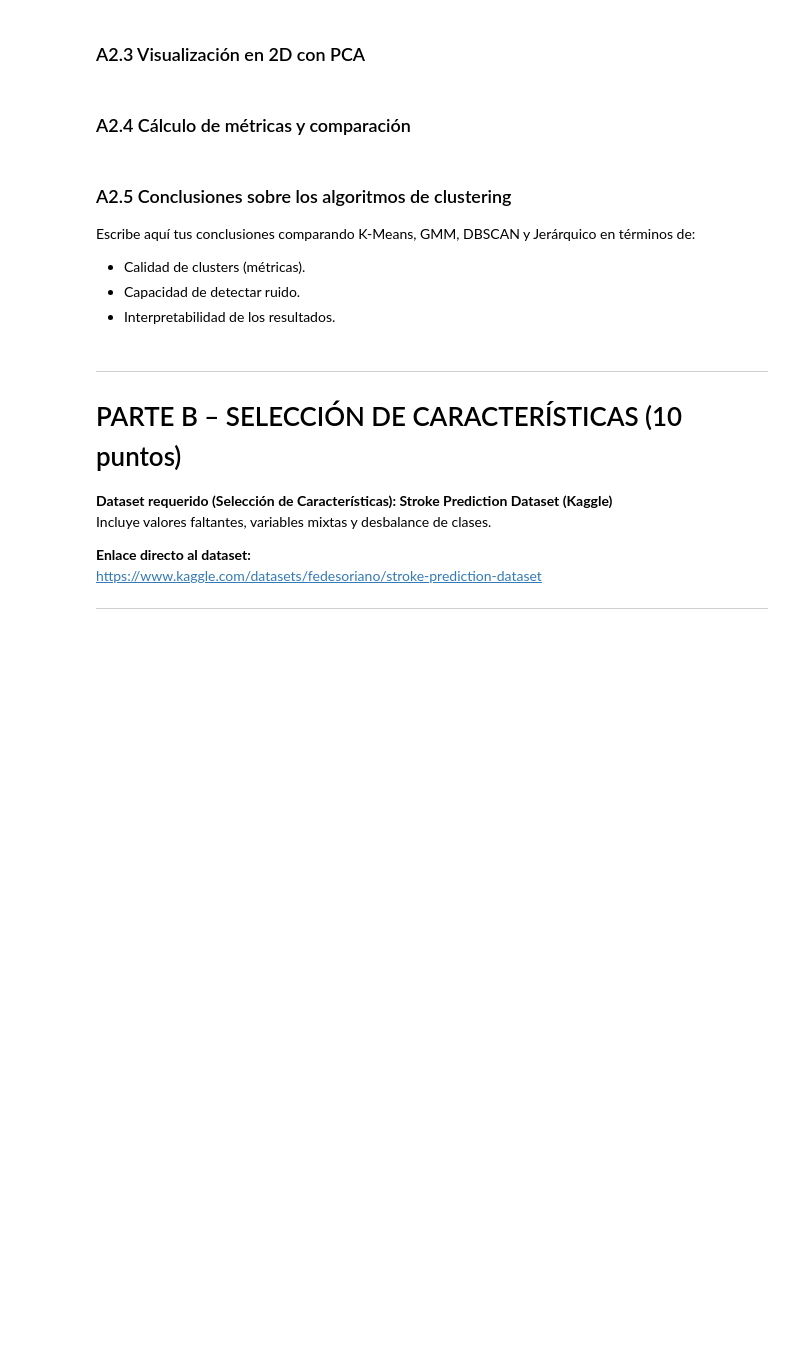
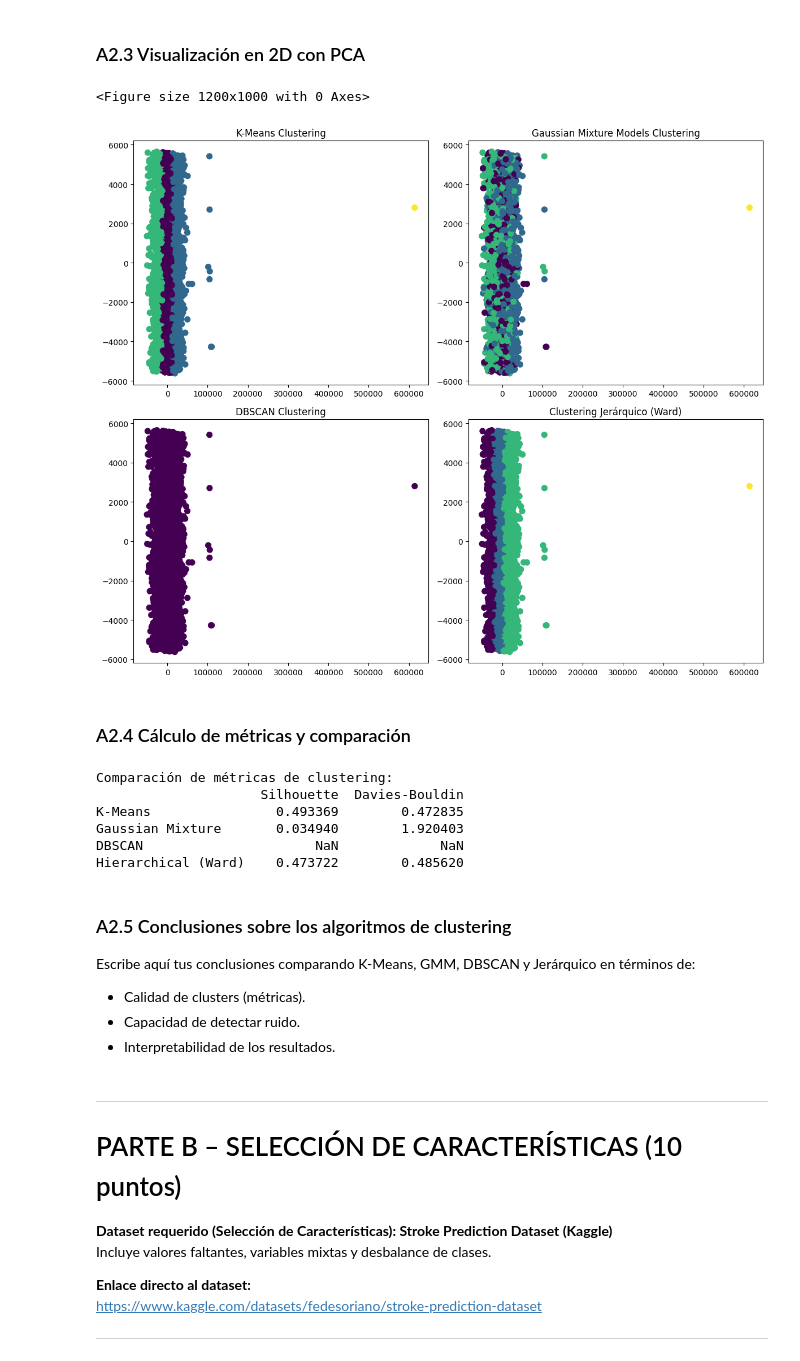
Before and after one commit to NathaNN73/Data-Mining-Tools, a Jupyter notebook: notebooks/Practica_Calificada_02_Data_Mining_Tools.ipynb, the cells around one changed output. Cells and saved outputs as stored; diff of their text form; code cells hidden in the pictures; blank space fills up the shorter version.

```diff
--- a/notebooks/Practica_Calificada_02_Data_Mining_Tools.ipynb
+++ b/notebooks/Practica_Calificada_02_Data_Mining_Tools.ipynb
@@ -168,9 +399,40 @@ from sklearn.cluster import DBSCAN, AgglomerativeClustering
 # %%
 # A2.3 PCA y gráficos de clusters
 from sklearn.decomposition import PCA
-import matplotlib.pyplot as plt
 
 # Implementar PCA y graficar los resultados para cada algoritmo
+pca = PCA(n_components=2)
+df_pca = pca.fit_transform(df_final)
+import matplotlib.pyplot as plt
+plt.figure(figsize=(12, 10))
+plt.figure(figsize=(12, 10))
+
+# K-Means
+plt.subplot(2, 2, 1)
+plt.scatter(df_pca[:, 0], df_pca[:, 1], c=kmeans_labels, cmap='viridis', s=50)
+plt.title('K-Means Clustering')
+
+
+# Gaussian Mixture Models
+plt.subplot(2, 2, 2)
+plt.scatter(df_pca[:, 0], df_pca[:, 1], c=gmm_labels, cmap='viridis', s=50)
+plt.title('Gaussian Mixture Models Clustering')
+
+# DBSCAN
+plt.subplot(2, 2, 3)
+plt.scatter(df_pca[:, 0], df_pca[:, 1], c=dbscan_labels, cmap='viridis', s=50)
+plt.title('DBSCAN Clustering')
+
+# Clustering Jerárquico (usando 'ward')
+plt.subplot(2, 2, 4)
+plt.scatter(df_pca[:, 0], df_pca[:, 1], c=labels_hierarchical['ward'], cmap='viridis', s=50)
+plt.title('Clustering Jerárquico (Ward)')
+
+plt.tight_layout()
+plt.show()
+# %% [output]
+<Figure size 1200x1000 with 0 Axes>
+[figure, added]
 # %% [markdown]
 ### A2.4 Cálculo de métricas y comparación
 # %%
@@ -181,3 +476,14 @@ from sklearn.metrics import davies_bouldin_score
+# %%
+comparison_df = pd.DataFrame(metrics).T
+print("Comparación de métricas de clustering:")
+print(comparison_df)
+# %% [output]
+Comparación de métricas de clustering:
+                     Silhouette  Davies-Bouldin
+K-Means                0.493369        0.472835
+Gaussian Mixture       0.034940        1.920403
+DBSCAN                      NaN             NaN
+Hierarchical (Ward)    0.473722        0.485620
 # %% [markdown]
 ### A2.5 Conclusiones sobre los algoritmos de clustering
 Escribe aquí tus conclusiones comparando K-Means, GMM, DBSCAN y Jerárquico en términos de:
```
Also changed, not shown: parts of 9 cells of this notebook, 1 other file.
